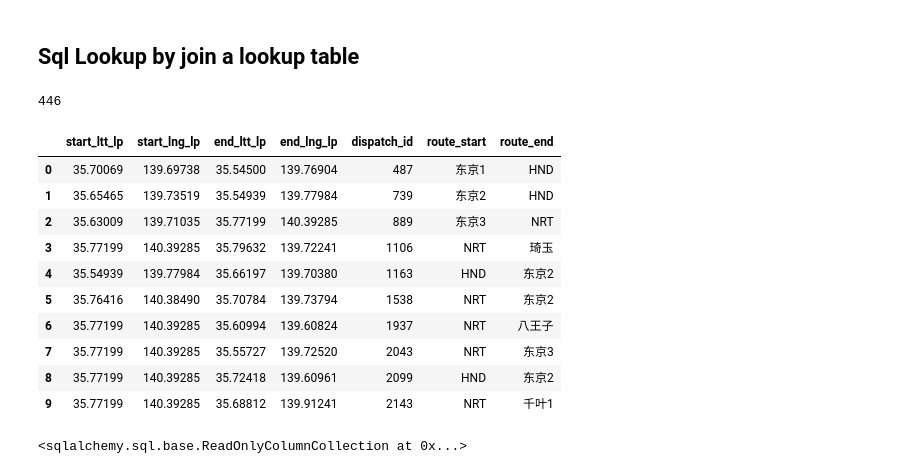
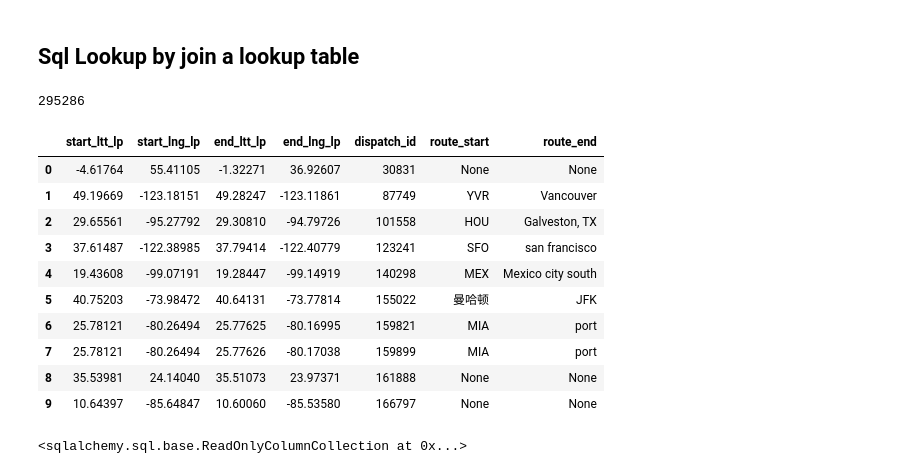
Before and after one commit to Binjian/pricing, a Jupyter notebook: nbs/01.data.database.label.ipynb, the cells around one changed output. Saved outputs shown, nothing was run; the diff lists cells and outputs as text; code cells hidden in the pictures.

```diff
--- a/nbs/01.data.database.label.ipynb
+++ b/nbs/01.data.database.label.ipynb
@@ -362,26 +386,27 @@ df_lut.iloc[:10,:]
 # %% [markdown]
 ## Sql Lookup by join a lookup table
 # %%
-lut_t = Table('lut_lp', metadata, autoload_with=sql_eng)
+# lut_t = Table('lut_lp', metadata, autoload_with=sql_eng)
+lut_t = Table('lut_2324_lp', metadata, autoload_with=sql_eng)
 lut_total_rows = (session.query(lut_t).count())
 print(lut_total_rows)
 s = select(lut_t).limit(10)
 rp = sql_eng.connect().execute(s)
 df = pd.DataFrame(rp.fetchall(), columns=rp.keys())
 df
 # %% [output]
-446
+295286
 |  | start_ltt_lp | start_lng_lp | end_ltt_lp | end_lng_lp | dispatch_id | route_start | route_end |
-| 0 | 35.70069 | 139.69738 | 35.54500 | 139.76904 | 487 | 东京1 | HND |
-| 1 | 35.65465 | 139.73519 | 35.54939 | 139.77984 | 739 | 东京2 | HND |
-| 2 | 35.63009 | 139.71035 | 35.77199 | 140.39285 | 889 | 东京3 | NRT |
-| 3 | 35.77199 | 140.39285 | 35.79632 | 139.72241 | 1106 | NRT | 琦玉 |
-| 4 | 35.54939 | 139.77984 | 35.66197 | 139.70380 | 1163 | HND | 东京2 |
-| 5 | 35.76416 | 140.38490 | 35.70784 | 139.73794 | 1538 | NRT | 东京2 |
-| 6 | 35.77199 | 140.39285 | 35.60994 | 139.60824 | 1937 | NRT | 八王子 |
-| 7 | 35.77199 | 140.39285 | 35.55727 | 139.72520 | 2043 | NRT | 东京3 |
-| 8 | 35.77199 | 140.39285 | 35.72418 | 139.60961 | 2099 | HND | 东京2 |
-| 9 | 35.77199 | 140.39285 | 35.68812 | 139.91241 | 2143 | NRT | 千叶1 |
+| 0 | -4.61764 | 55.41105 | -1.32271 | 36.92607 | 30831 | None | None |
+| 1 | 49.19669 | -123.18151 | 49.28247 | -123.11861 | 87749 | YVR | Vancouver |
+| 2 | 29.65561 | -95.27792 | 29.30810 | -94.79726 | 101558 | HOU | Galveston, TX |
+| 3 | 37.61487 | -122.38985 | 37.79414 | -122.40779 | 123241 | SFO | san francisco |
+| 4 | 19.43608 | -99.07191 | 19.28447 | -99.14919 | 140298 | MEX | Mexico city south |
+| 5 | 40.75203 | -73.98472 | 40.64131 | -73.77814 | 155022 | 曼哈顿 | JFK |
+| 6 | 25.78121 | -80.26494 | 25.77625 | -80.16995 | 159821 | MIA | port |
+| 7 | 25.78121 | -80.26494 | 25.77626 | -80.17038 | 159899 | MIA | port |
+| 8 | 35.53981 | 24.14040 | 35.51073 | 23.97371 | 161888 | None | None |
+| 9 | 10.64397 | -85.64847 | 10.60060 | -85.53580 | 166797 | None | None |
 # %%
 query = select(
     route_lp_t.c.dispatch_id,
```
Also changed, not shown: parts of 14 cells of this notebook, 5 other files.
